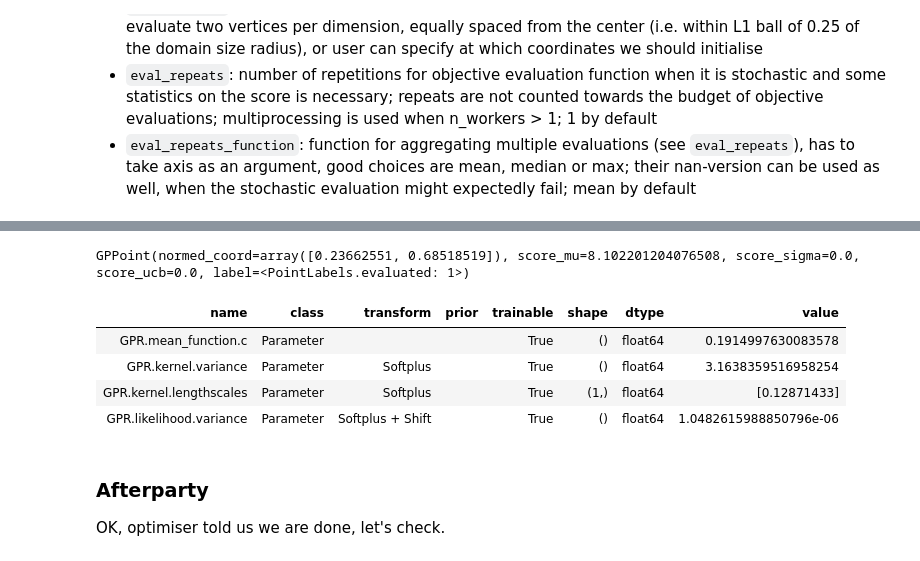
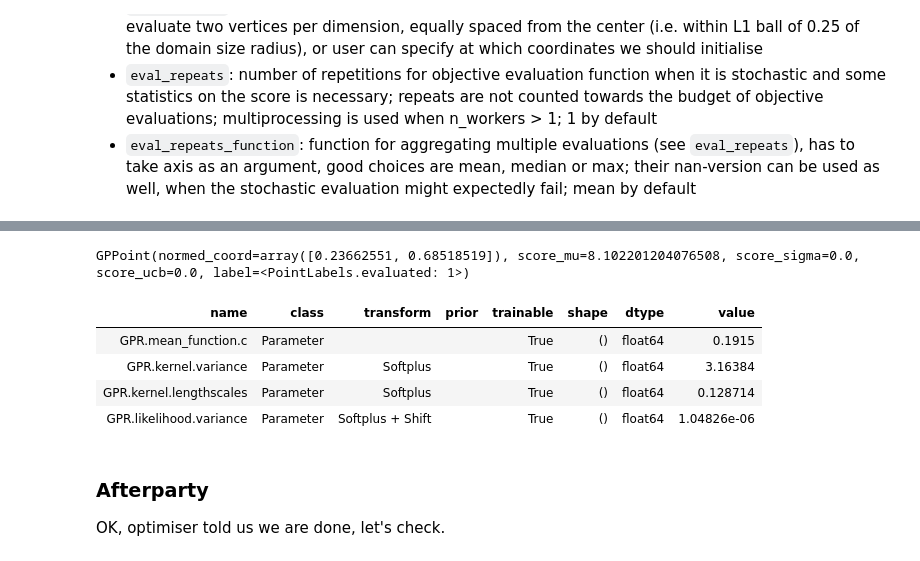
Before and after one commit to jajcayn/pygpso, a Jupyter notebook: examples/0-basic-optimisation.ipynb, the cells around one changed output, grey strips where cells are left out. Saved outputs shown, nothing was run; the diff lists cells and outputs as text; code cells hidden in the pictures.

Commit message:
reflect GPSurrogate changes in example notebooks

```diff
--- a/examples/0-basic-optimisation.ipynb
+++ b/examples/0-basic-optimisation.ipynb
@@ -103,12 +95,12 @@ The main guest our party is, obviously, the optimiser itself. Since we want to m
 # %%
 opt = GPSOptimiser(
     parameter_space=space,
+    gp_surrogate=GPRSurrogate.default(),
     exploration_method="tree",
     exploration_depth=5,
     update_cycle=1,
     budget=50,
     stopping_condition="evaluations",
-    gp_lik_sigma=1.0e-3,
     n_workers=4,
 )
 # %% [markdown]
@@ -146,15 +138,15 @@ best_point = opt.run(obj)
 # %%
 # WOHOOO, check the best point
 print(best_point)
 # and print summary of our trained GPR model
-print_summary(opt.gp_surr.gpr_model, fmt="notebook")
+print_summary(opt.gp_surr.gpflow_model, fmt="notebook")
 # %% [output]
 GPPoint(normed_coord=array([0.23662551, 0.68518519]), score_mu=8.102201204076508, score_sigma=0.0, score_ucb=0.0, label=<PointLabels.evaluated: 1>)
 | name | class | transform | prior | trainable | shape | dtype | value |
-| GPR.mean_function.c | Parameter |  |  | True | () | float64 | 0.1914997630083578 |
-| GPR.kernel.variance | Parameter | Softplus |  | True | () | float64 | 3.1638359516958254 |
-| GPR.kernel.lengthscales | Parameter | Softplus |  | True | (1,) | float64 | [0.12871433] |
-| GPR.likelihood.variance | Parameter | Softplus + Shift |  | True | () | float64 | 1.0482615988850796e-06 |
+| GPR.mean_function.c | Parameter |  |  | True | () | float64 | 0.1915 |
+| GPR.kernel.variance | Parameter | Softplus |  | True | () | float64 | 3.16384 |
+| GPR.kernel.lengthscales | Parameter | Softplus |  | True | () | float64 | 0.128714 |
+| GPR.likelihood.variance | Parameter | Softplus + Shift |  | True | () | float64 | 1.04826e-06 |
 # %% [markdown]
 ### Afterparty
 
```
Also changed, not shown: parts of 4 cells of this notebook, 3 other files.
